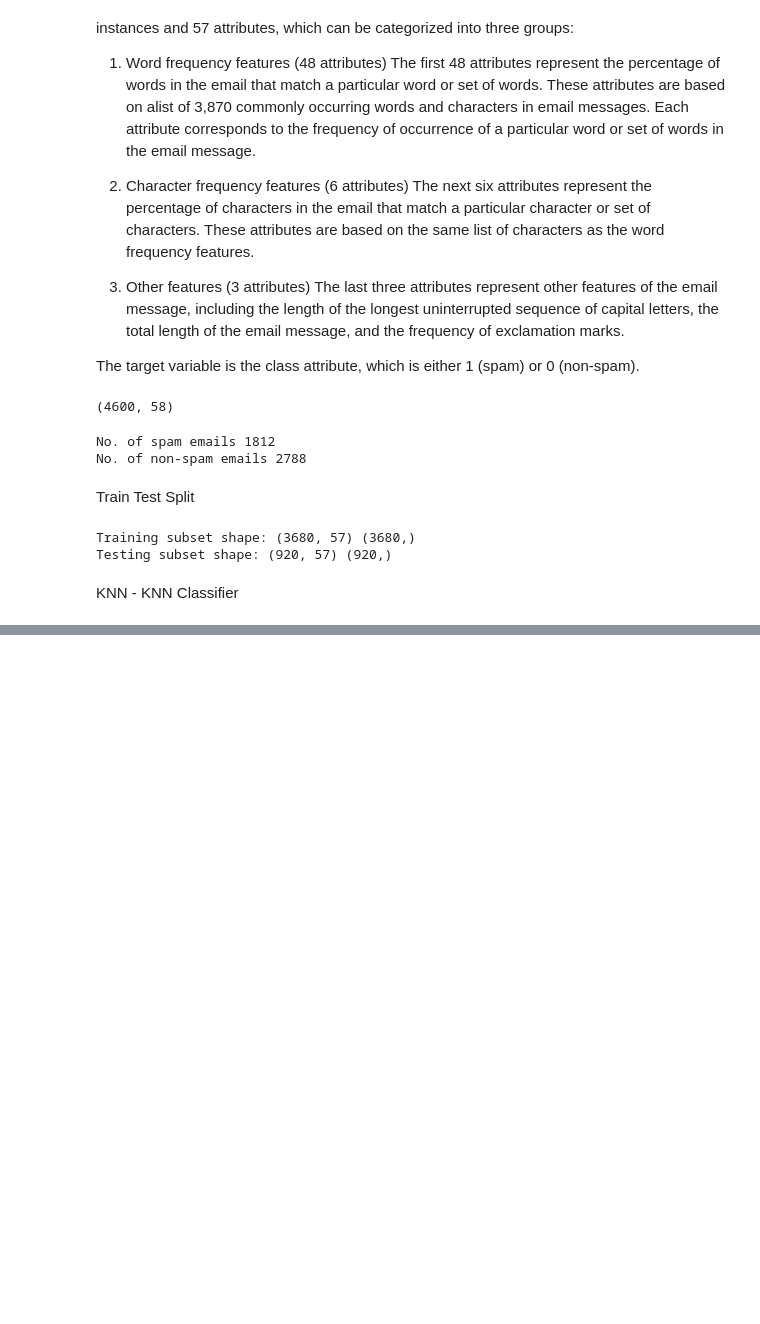
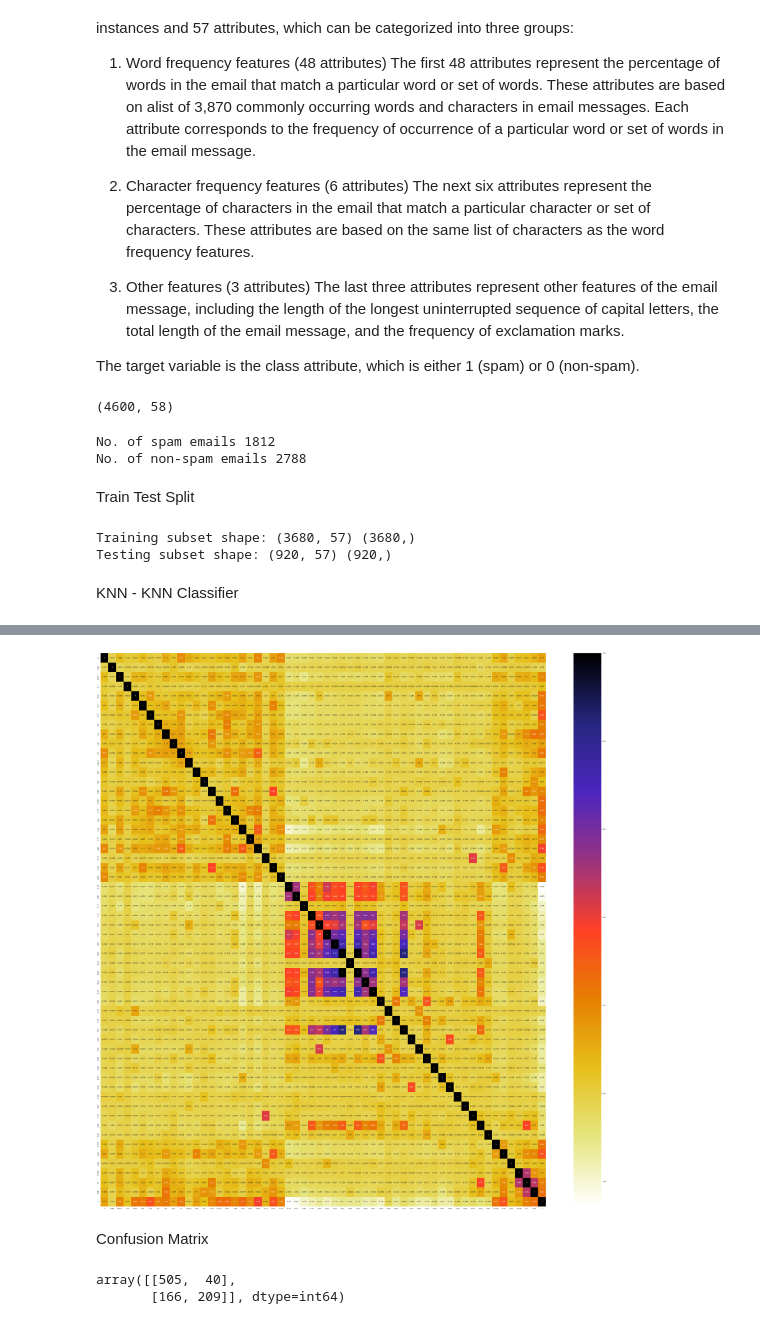
Before and after one commit to shobian/email-spam-classification, a Jupyter notebook: Email spam classifier/email-spam-classification/Code/Spam_email_clasifier_KNN.ipynb, the cells around one changed output, grey strips where cells are left out. Drawn from its saved outputs; the diff is of its cells as text; code cells hidden in the pictures; blank space fills up the shorter version.

```diff
--- a/Email spam classifier/email-spam-classification/Code/Spam_email_clasifier_KNN.ipynb
+++ b/Email spam classifier/email-spam-classification/Code/Spam_email_clasifier_KNN.ipynb
@@ -113,0 +114,11 @@ knn.score(X_train, y_train)
+# %%
+import seaborn as sns
+#Using Pearson Correlation
+plt.figure(figsize=(50,50))
+cor = df.corr()
+sns.heatmap(cor, annot=True, cmap=plt.cm.CMRmap_r)
+plt.show()
+# %% [output]
+[figure, added]
+# %% [markdown]
+Confusion Matrix
@@ -113,0 +127,8 @@ knn.score(X_train, y_train)
+# %%
+y_pred = knn.predict(X_test)
+
+cm = confusion_matrix(y_test, y_pred)
+cm
+# %% [output]
+array([[505,  40],
+       [166, 209]], dtype=int64)
```
Also changed, not shown: parts of 5 cells of this notebook.
